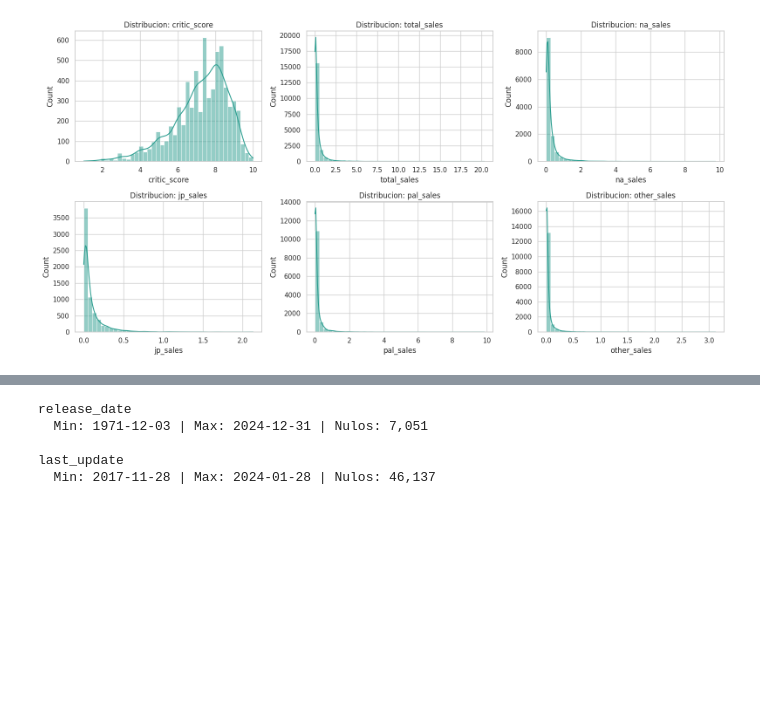
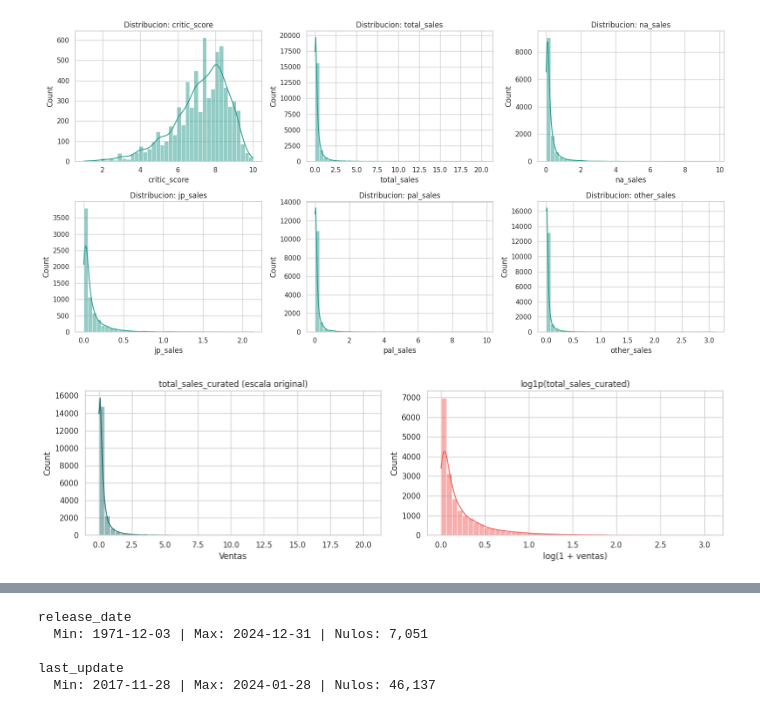
Before and after one commit to NacisCric-2908/mineria, a Jupyter notebook: videoGames/videoGames.ipynb, the cells around one changed output, grey strips where cells are left out. Saved outputs shown, nothing was run; the diff lists cells and outputs as text; code cells hidden in the pictures; blank space fills up the shorter version.

```diff
--- a/videoGames/videoGames.ipynb
+++ b/videoGames/videoGames.ipynb
@@ -402,13 +580,30 @@ regional_cols = ['na_sales', 'jp_sales', 'pal_sales', 'other_sales']
 df_work['regional_sum'] = df_work[regional_cols].sum(axis=1, min_count=1)
 df_work['sales_diff'] = df_work['total_sales'] - df_work['regional_sum']
 
-tol = 0.01
+# Regla hibrida:
+# - tolerancia pequena para redondeo
+# - si la discrepancia supera umbral fuerte y hay suma regional disponible, usar regional_sum en variable curada
+# - preservar total_sales original para trazabilidad
+tol_rounding = 0.01
+tol_strong = 0.50
+
 mask_comparable = df_work['total_sales'].notna() & df_work['regional_sum'].notna()
-inconsistentes = df_work[mask_comparable & (df_work['sales_diff'].abs() > tol)]
+df_work['sales_consistency_flag'] = np.where(
+    mask_comparable & (df_work['sales_diff'].abs() > tol_rounding),
+    'inconsistente',
+    'consistente_o_no_comparable'
+)
+
+df_work['total_sales_curated'] = df_work['total_sales']
+mask_use_regional = mask_comparable & (df_work['sales_diff'].abs() > tol_strong)
+df_work.loc[mask_use_regional, 'total_sales_curated'] = df_work.loc[mask_use_regional, 'regional_sum']
+
+inconsistentes = df_work[mask_comparable & (df_work['sales_diff'].abs() > tol_rounding)]
 
 print(f'Registros comparables: {mask_comparable.sum():,}')
-print(f'Inconsistentes (|diff| > {tol}): {len(inconsistentes):,}')
+print(f'Inconsistentes (|diff| > {tol_rounding}): {len(inconsistentes):,}')
 print(f'Porcentaje inconsistente: {len(inconsistentes) / max(mask_comparable.sum(), 1) * 100:.2f}%')
+print(f'Registros corregidos por regla hibrida (|diff| > {tol_strong}): {mask_use_regional.sum():,}')
 
 inconsistentes[['title', 'console', 'total_sales', 'regional_sum', 'sales_diff']].head(20)
 # %% [output]
@@ -499,3 +730,19 @@ plt.tight_layout()
 plt.show()
 # %% [output]
 [figure]
+# %%
+# Comparacion de escala original vs log1p para ventas
+fig, axes = plt.subplots(1, 2, figsize=(14, 4))
+
+sns.histplot(df_work['total_sales_curated'].dropna(), bins=50, kde=True, ax=axes[0], color='#287271')
+axes[0].set_title('total_sales_curated (escala original)')
+axes[0].set_xlabel('Ventas')
+
+sns.histplot(np.log1p(df_work['total_sales_curated'].dropna()), bins=50, kde=True, ax=axes[1], color='#f25f5c')
+axes[1].set_title('log1p(total_sales_curated)')
+axes[1].set_xlabel('log(1 + ventas)')
+
+plt.tight_layout()
+plt.show()
+# %% [output]
+[figure, added]
```
Also changed, not shown: parts of 32 cells of this notebook, 2 other files.
